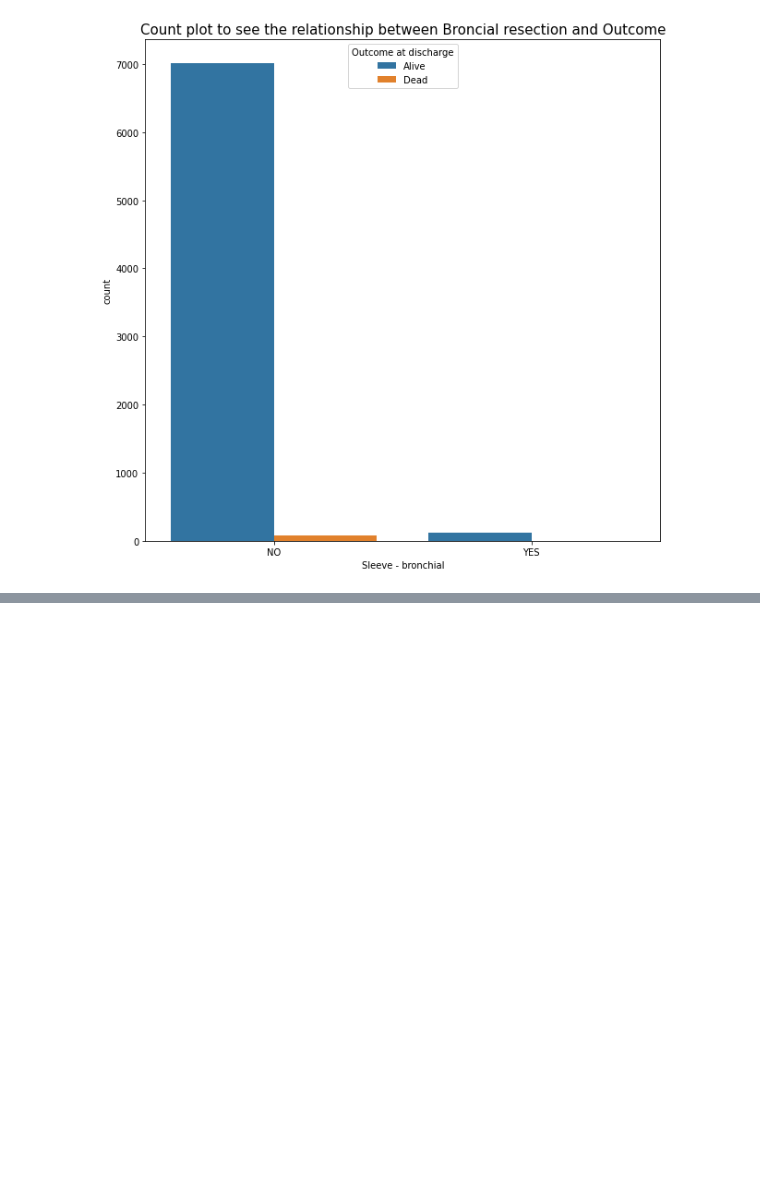
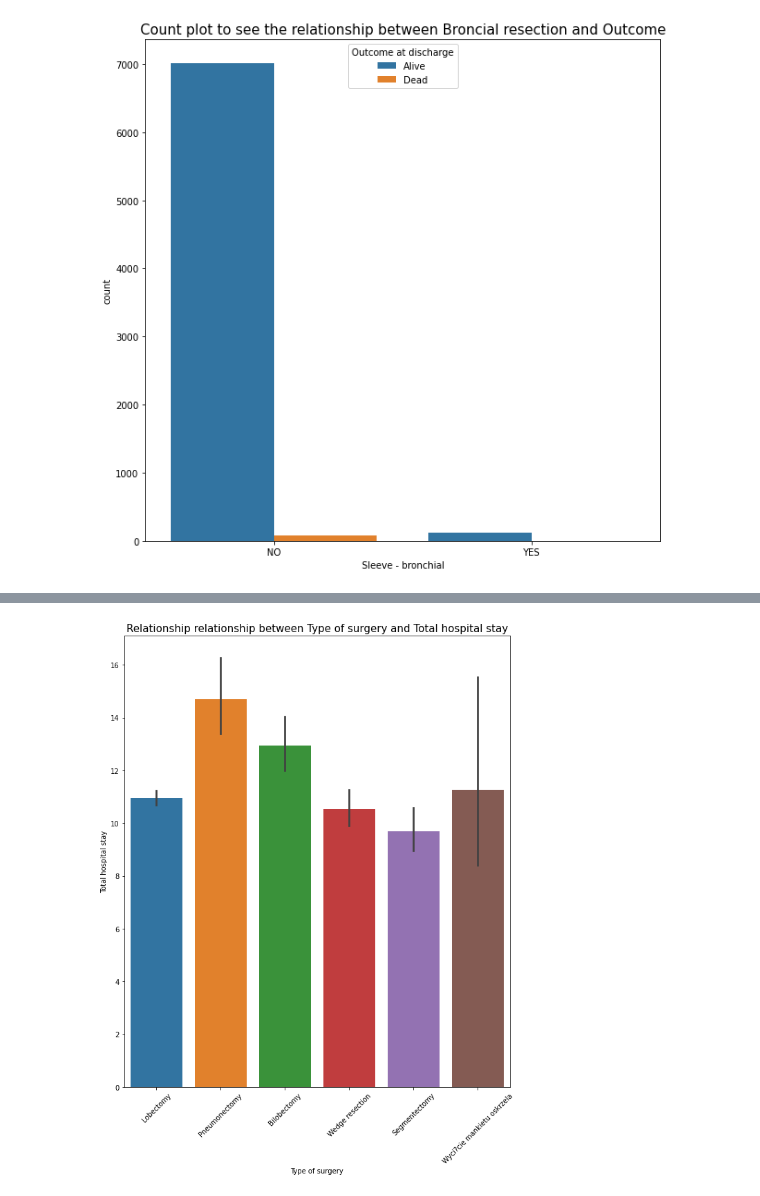
Before and after one commit to CHRISTINEMUTHEE/Lung-Cancer-, a Jupyter notebook: mass_code.ipynb, the cells around one changed output, grey strips where cells are left out. Cells and saved outputs as stored; diff of their text form; code cells hidden in the pictures; blank space fills up the shorter version.

```diff
--- a/mass_code.ipynb
+++ b/mass_code.ipynb
@@ -489,0 +507,8 @@ plt.show()
+# %%
+plt.figure(figsize=(10,12))
+sns.barplot(x='Type of surgery',y='Total hospital stay',data=df_poland)
+plt.title("Relationship relationship between Type of surgery and Total hospital stay",fontsize=15)
+plt.xticks (rotation=45)
+plt.show()
+# %% [output]
+[figure, added]
```
Also changed, not shown: parts of 48 cells of this notebook.
